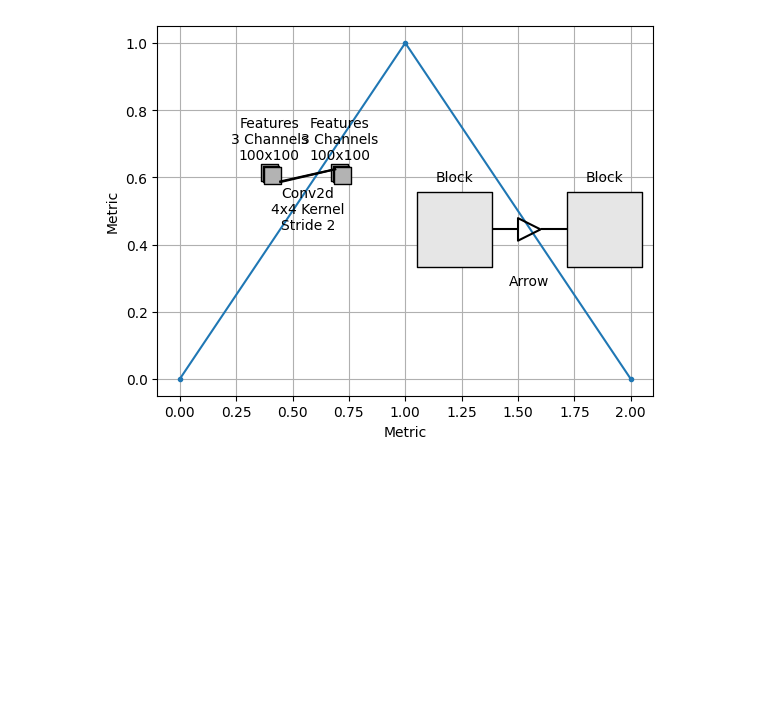
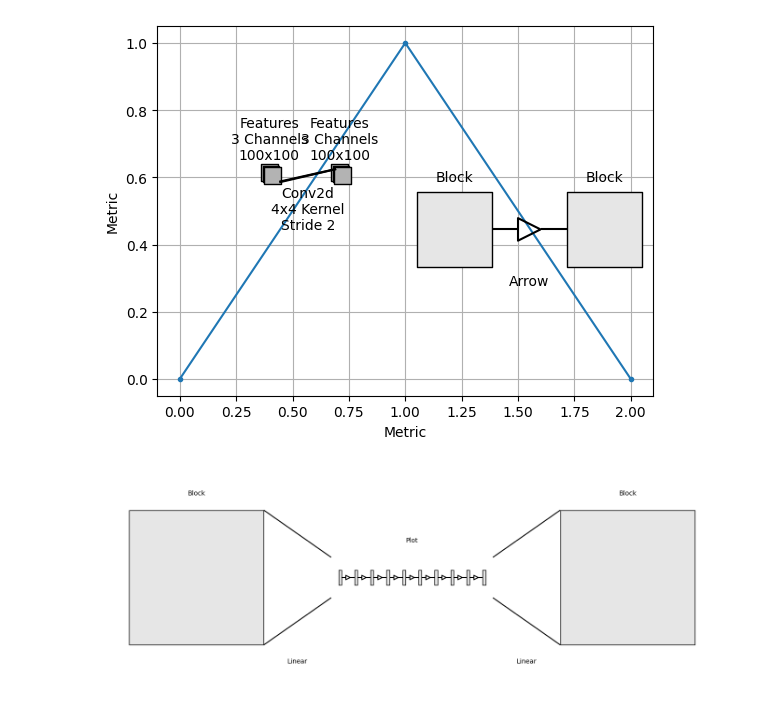
Before and after one commit to nhansendev/PyDrawNet, a Jupyter notebook: examples/examples.ipynb, the cells around one changed output. Drawn from its saved outputs; the diff is of its cells as text; code cells hidden in the pictures; blank space fills up the shorter version.

```diff
--- a/examples/examples.ipynb
+++ b/examples/examples.ipynb
@@ -373,3 +373,30 @@ SR.add_layer(layers.BlockLayer())
 SR.render()
 # %% [output]
 [figure]
+# %%
+""" Demonstrating nesting renderers using the PlotLayer """
+
+SR = SeqRenderer()
+SR.make_figure((18, 6))
+
+SR.add_layer(layers.BlockLayer())
+tmp = layers.PlotLayer(SR.axs, 120, 30)
+SR.add_layer(tmp)
+
+SR2 = SeqRenderer(tmp.axs)
+for _ in range(10):
+    SR2.add_layer(layers.BlockLayer(10, 50, label=""))
+
+for _ in range(9):
+    SR2.add_operation(operations.ArrowOp("", arrow_size=15))
+
+SR2.render(30, show=False)
+
+SR.add_layer(layers.BlockLayer())
+
+SR.add_operation(operations.LinearOp())
+SR.add_operation(operations.LinearOp())
+
+SR.render(50)
+# %% [output]
+[figure, added]
```
Also changed, not shown: parts of 3 cells of this notebook, 2 other files.
